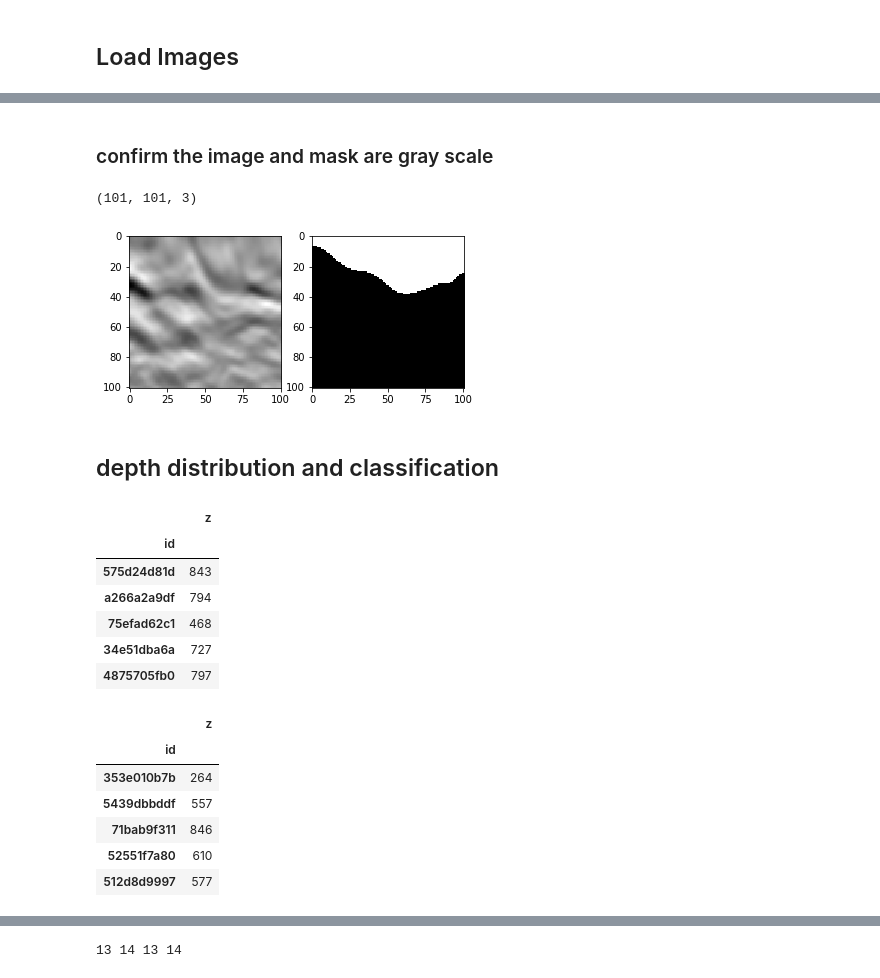
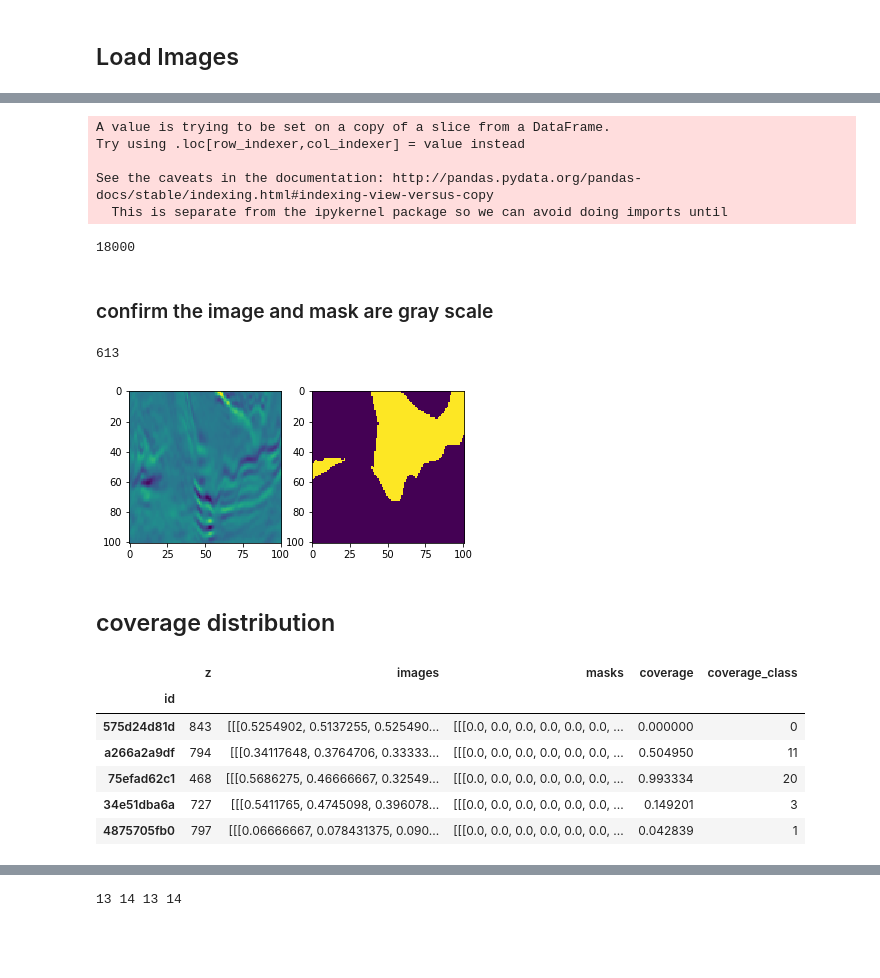
Before and after one commit to retrofocus/kaggle_salt, a Jupyter notebook: unet_starter.ipynb, the cells around one changed output, grey strips where cells are left out. Saved outputs shown, nothing was run; the diff lists cells and outputs as text; code cells hidden in the pictures; blank space fills up the shorter version.

```diff
--- a/unet_starter.ipynb
+++ b/unet_starter.ipynb
@@ -61,37 +65,35 @@ print(test_ids[:3])
+# %%
+train_df["images"] = [load_image(os.path.join(train_image_dir, "%s.png" % x)).astype(np.float32) for x in train_df.index]
+train_df["masks"] = [load_image(os.path.join(train_mask_dir, "%s.png" % x)).astype(np.float32) for x in train_df.index]
+test_df["images"] = [load_image(os.path.join(test_image_dir, "%s.png" % x)).astype(np.float32) for x in test_df.index]
+# %% [output]
+A value is trying to be set on a copy of a slice from a DataFrame.
+Try using .loc[row_indexer,col_indexer] = value instead
+
+See the caveats in the documentation: http://pandas.pydata.org/pandas-docs/stable/indexing.html#indexing-view-versus-copy
+  This is separate from the ipykernel package so we can avoid doing imports until
+# %%
+len(test_df)
+# %% [output]
+18000
 # %% [markdown]
 ### confirm the image and mask are gray scale
 # %%
-idx = 11
-fname = fname_train_images[idx]
-img = cv2.imread(fname)
+idx = 12
+img = train_df["images"][idx]
+mask = train_df["masks"][idx]
 
-fname = fname_train_masks[idx]
-mask = cv2.imread(fname)
+
+
 plt.subplot(1, 2, 1)
-plt.imshow(img)
+plt.imshow(img[0, :, :])
 
 plt.subplot(1, 2, 2)
-plt.imshow(mask)
+plt.imshow(mask[0, :, :])
 
-img[1, 0, :], mask[1, 0, :]
-img.shape
+print(train_df["z"][idx])
 # %% [output]
-(101, 101, 3)
+613
-[figure, old version]
+[figure, new version]
 # %% [markdown]
-## depth distribution and classification
+## coverage distribution
-# %%
-train_df = pd.read_csv(os.path.join(base_dir, "train.csv"), index_col="id", usecols=[0])
-depth_df = pd.read_csv(os.path.join(base_dir, "depths.csv"), index_col="id")
-train_df = train_df.join(depth_df)
-test_df = depth_df[~depth_df.index.isin(train_df.index)]
-
-train_df.head()
-# %% [output]
-|  | z |
-| id |  |
-| 575d24d81d | 843 |
-| a266a2a9df | 794 |
-| 75efad62c1 | 468 |
-| 34e51dba6a | 727 |
-| 4875705fb0 | 797 |
@@ -98,10 +113,10 @@ train_df.head()
 # %%
-test_df.head()
+train_df.head()
 # %% [output]
-|  | z |
-| id |  |
-| 353e010b7b | 264 |
-| 5439dbbddf | 557 |
-| 71bab9f311 | 846 |
-| 52551f7a80 | 610 |
-| 512d8d9997 | 577 |
+|  | z | images | masks | coverage | coverage_class |
+| id |  |  |  |  |  |
+| 575d24d81d | 843 | [[[0.5254902, 0.5137255, 0.525490... | [[[0.0, 0.0, 0.0, 0.0, 0.0, 0.0, ... | 0.000000 | 0 |
+| a266a2a9df | 794 | [[[0.34117648, 0.3764706, 0.33333... | [[[0.0, 0.0, 0.0, 0.0, 0.0, 0.0, ... | 0.504950 | 11 |
+| 75efad62c1 | 468 | [[[0.5686275, 0.46666667, 0.32549... | [[[0.0, 0.0, 0.0, 0.0, 0.0, 0.0, ... | 0.993334 | 20 |
+| 34e51dba6a | 727 | [[[0.5411765, 0.4745098, 0.396078... | [[[0.0, 0.0, 0.0, 0.0, 0.0, 0.0, ... | 0.149201 | 3 |
+| 4875705fb0 | 797 | [[[0.06666667, 0.078431375, 0.090... | [[[0.0, 0.0, 0.0, 0.0, 0.0, 0.0, ... | 0.042839 | 1 |
```
Also changed, not shown: parts of 21 cells of this notebook, 1 other file.
